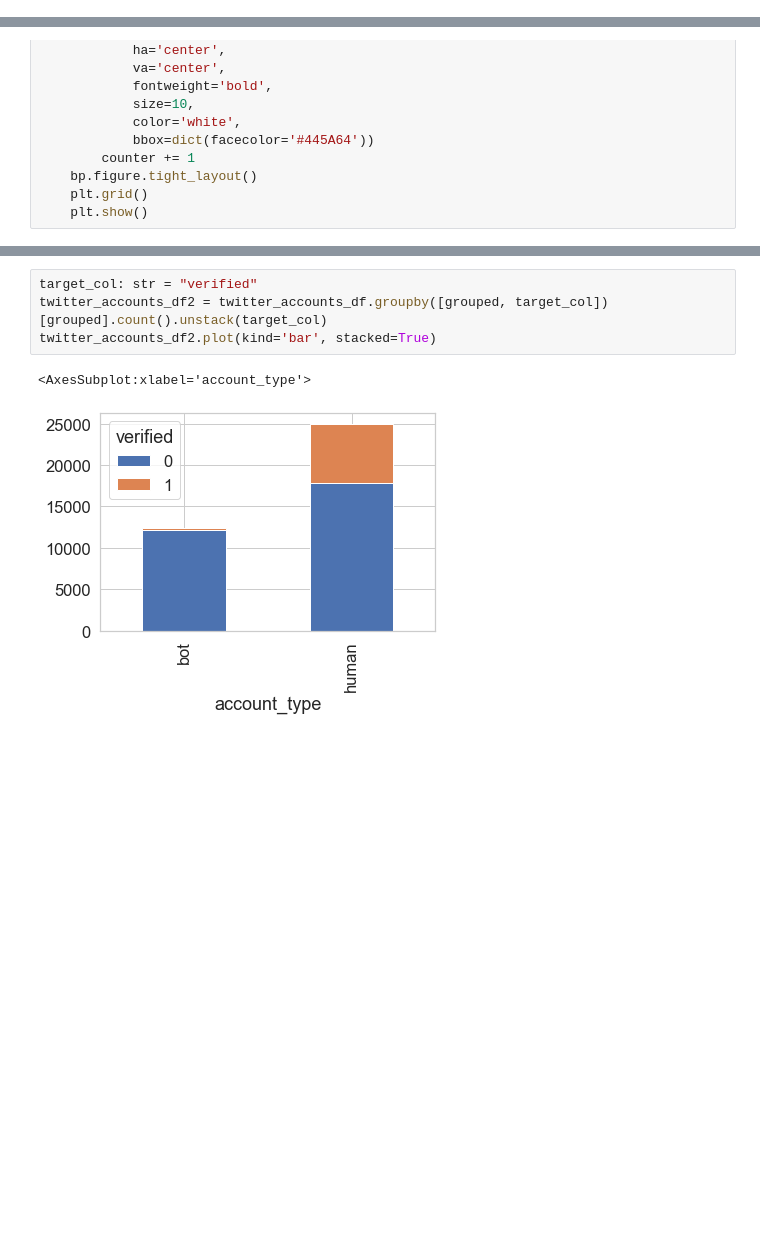
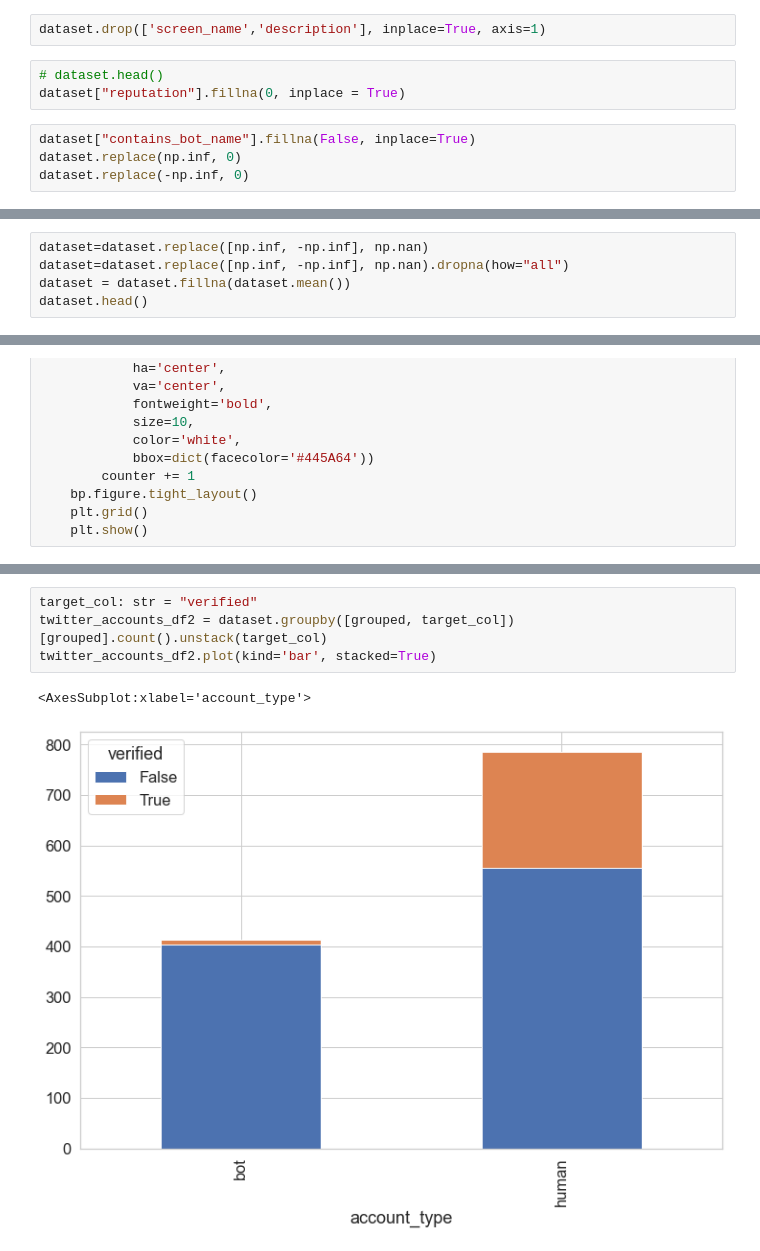
Before and after one commit to geofannyher/Bot-detection-random-forest, a Jupyter notebook: modelRandomForest.ipynb, the cells around one changed output, grey strips where cells are left out. Drawn from its saved outputs; the diff is of its cells as text; blank space fills up the shorter version.

```diff
--- a/modelRandomForest.ipynb
+++ b/modelRandomForest.ipynb
@@ -71,0 +108,9 @@ dataset.head()
+# %%
+dataset.drop(['screen_name','description'], inplace=True, axis=1)
+# %%
+# dataset.head()
+dataset["reputation"].fillna(0, inplace = True)
+# %%
+dataset["contains_bot_name"].fillna(False, inplace=True)
+dataset.replace(np.inf, 0)
+dataset.replace(-np.inf, 0)
@@ -71,0 +131,5 @@ dataset.head()
+# %%
+dataset=dataset.replace([np.inf, -np.inf], np.nan)
+dataset=dataset.replace([np.inf, -np.inf], np.nan).dropna(how="all")
+dataset = dataset.fillna(dataset.mean())
+dataset.head()
@@ -311,10 +273,10 @@ plot_multiple_boxplots(data=twitter_accounts_df,
 # %%
 target_col: str = "verified"
-twitter_accounts_df2 = twitter_accounts_df.groupby([grouped, target_col])[grouped].count().unstack(target_col)
+twitter_accounts_df2 = dataset.groupby([grouped, target_col])[grouped].count().unstack(target_col)
 twitter_accounts_df2.plot(kind='bar', stacked=True)
 # %% [output]
 <AxesSubplot:xlabel='account_type'>
-[figure, old version]
+[figure, new version]
 # %%
 target: str = "statuses_count"
 # Extract histograms
```
Also changed, not shown: parts of 52 cells of this notebook, 53 other files.
